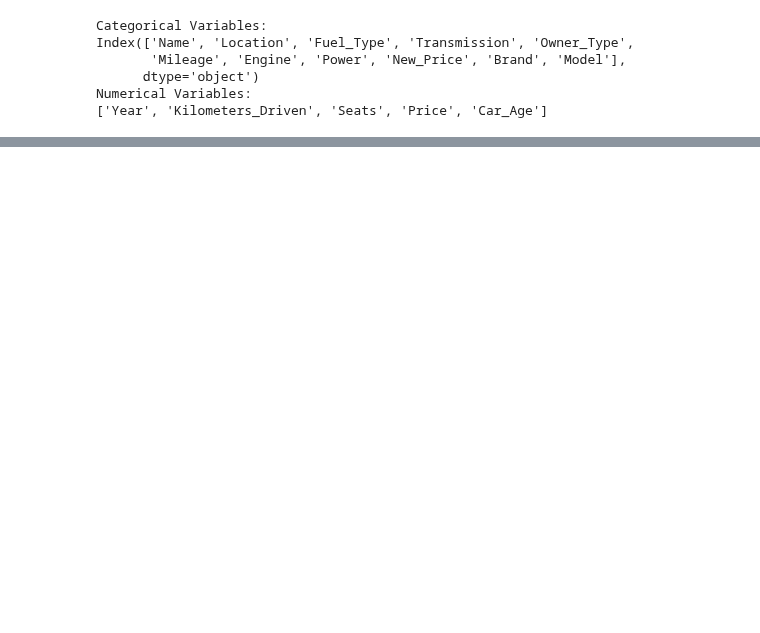
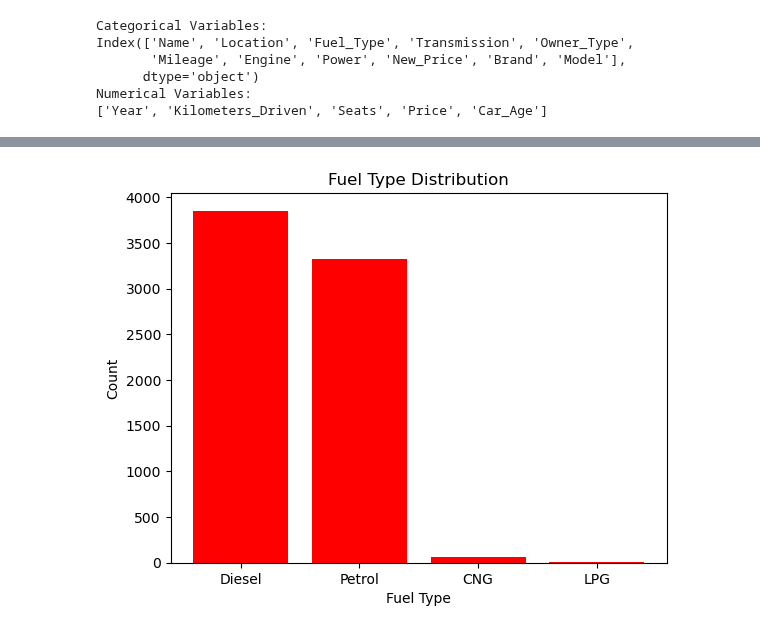
Before and after one commit to dhongaderushikesh/Machine-Learning-Lab, a Jupyter notebook: Ass_01.ipynb, the cells around one changed output, grey strips where cells are left out. Cells and saved outputs as stored; diff of their text form; code cells hidden in the pictures; blank space fills up the shorter version.

```diff
--- a/Ass_01.ipynb
+++ b/Ass_01.ipynb
@@ -235,0 +279,15 @@ data.head()
+# %%
+import matplotlib.pyplot as plt
+
+categories = ['Diesel', 'Petrol', 'CNG', 'LPG']
+values = [3852, 3325, 62, 12]
+
+plt.bar(categories, values, color='red')
+
+plt.title('Fuel Type Distribution')
+plt.xlabel('Fuel Type')
+plt.ylabel('Count')
+
+plt.show()
+# %% [output]
+[figure, added]
```
Also changed, not shown: parts of 13 cells of this notebook.
